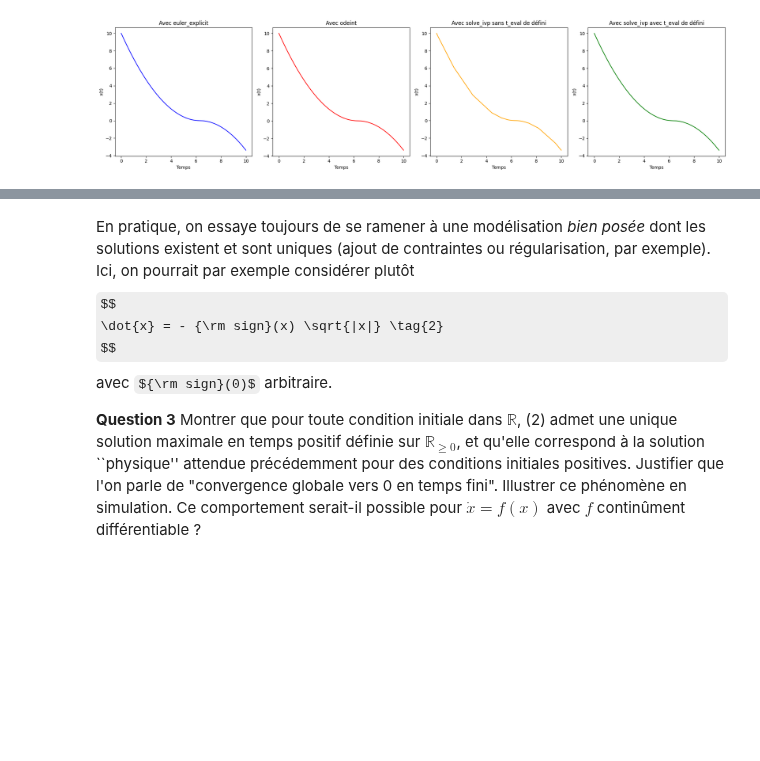
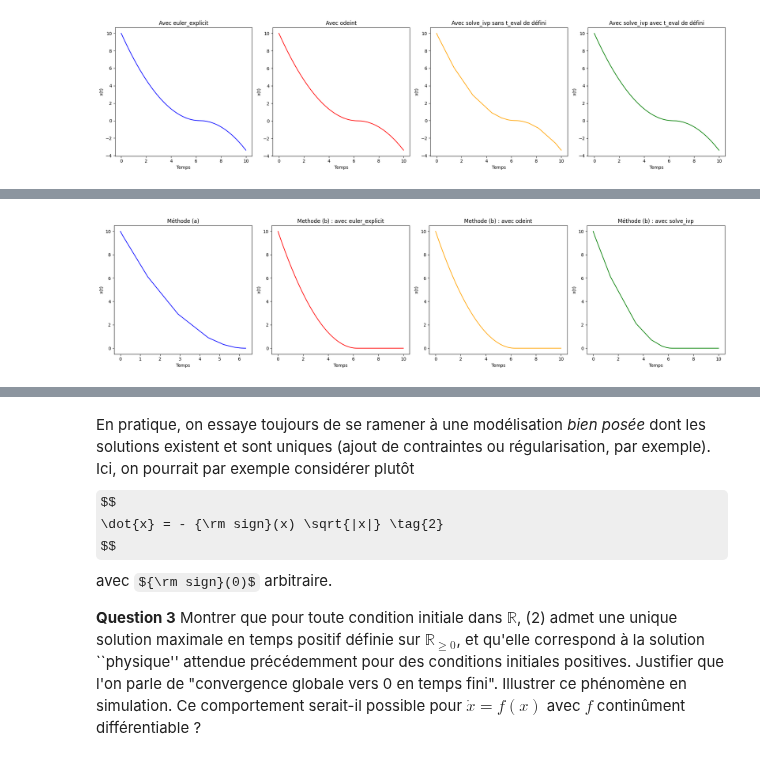
Before and after one commit to louismaguer/projet-maths-info, a Jupyter notebook: Projet - Equations Différentielles - 2025.ipynb, the cells around one changed output, grey strips where cells are left out. Saved outputs shown, nothing was run; the diff lists cells and outputs as text; code cells hidden in the pictures; some formulas as TeX source; blank space fills up the shorter version.

```diff
--- a/Projet - Equations Différentielles - 2025.ipynb
+++ b/Projet - Equations Différentielles - 2025.ipynb
@@ -54,7 +54,7 @@ def euler_explicit(f,x0,t0,tf,dt):
 **Question 2** L'utiliser pour simuler un écoulement d'une hauteur initiale $x_0=10$ pendant 10 unités de temps. Tracer la solution obtenue. Est-elle celle que l'on attend ? Les solver ''odeint'' ou ''solve_ivp" de scipy fait-il mieux ? Expliquer pourquoi. Proposer une façon de simuler *la* solution *physique*.
 # %%
 def f_toriccelli(x, t):
-    return - math.sqrt(abs(x))
+    return - np.sqrt(np.abs(x))
 
 def f_toriccelli_solve_ivp(t, x):
     return f_toriccelli(x, t)
@@ -96,0 +102,44 @@ L'explication réside dans deux points clefs :
+# %%
+#Methode (a)
+def event_fct(t, x):
+    return x
+
+event_fct.terminal = True
+
+sol_a=solve_ivp(f_toriccelli_solve_ivp, (0., 10.), [10.], events=event_fct)
+
+time_a, y_sol_a = sol_a.t, sol_a.y
+
+#Methode (b)
+def f_toriccelli_modified(x, t):
+    if x<=0:
+        return 0.
+    else:
+        return - np.sqrt(x)
+
+def f_toriccelli_modified_solve_ivp(t, x):
+    return f_toriccelli_modified(x, t)
+
+time_modified, y_sol_modified = euler_explicit(f_toriccelli_modified, 10, 0, 10, 0.01)
+y_sol_odeint_modified = odeint(f_toriccelli_modified, 10, time_modified)
+y_sol_solve_ivp_modified = solve_ivp(f_toriccelli_modified_solve_ivp, (0., 10.), [10])
+
+fig, axes = plt.subplots(nrows=1, ncols=4,figsize=(20, 5))
+y_sol_tab_2 = [y_sol_a[0, :], y_sol_modified, y_sol_odeint_modified, y_sol_solve_ivp_modified.y[0, :]]
+times_2 = [time_a, time_modified, time_modified,y_sol_solve_ivp_modified.t]
+
+for i in range(4):
+    axes[i].plot(times_2[i], y_sol_tab_2[i], color=colors[i])
+    axes[i].set_xlabel("Temps")
+    axes[i].set_ylabel("x(t)")
+
+axes[0].set_title("Méthode (a)")
+axes[1].set_title("Methode (b) : avec euler_explicit")
+axes[2].set_title("Methode (b) : avec odeint")
+axes[3].set_title("Méthode (b) : avec solve_ivp")
+
+plt.tight_layout()
+
+plt.show()
+# %% [output]
+[figure, added]
```
Also changed, not shown: parts of 4 cells of this notebook.
